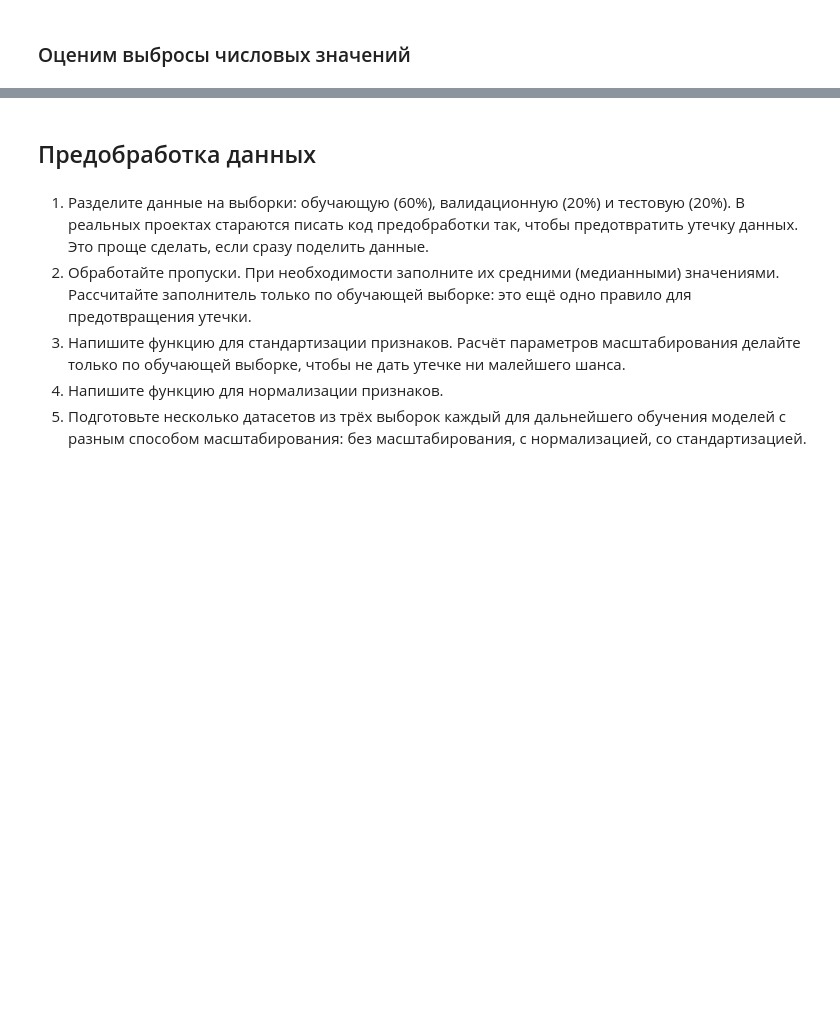
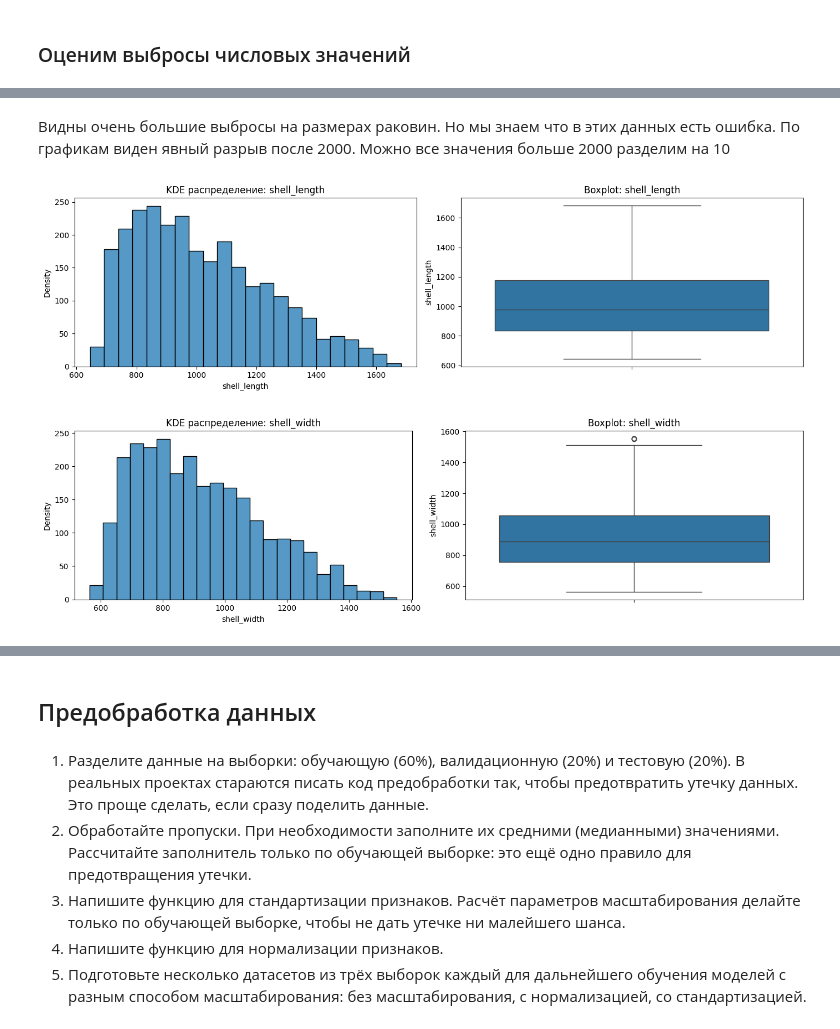
Before and after one commit to Beefeater84/yandex-practicum-data-scientist, a Jupyter notebook: sprint-13/notebooks/Final.ipynb, the cells around one changed output, grey strips where cells are left out. Saved outputs shown, nothing was run; the diff lists cells and outputs as text; code cells hidden in the pictures; blank space fills up the shorter version.

```diff
--- a/sprint-13/notebooks/Final.ipynb
+++ b/sprint-13/notebooks/Final.ipynb
@@ -240,0 +353,27 @@ plot_numeric_kde_box(
+# %% [markdown]
+Видны очень большие выбросы на размерах раковин. Но мы знаем что в этих данных есть ошибка.
+По графикам виден явный разрыв после 2000. Можно все значения больше 2000 разделим на 10
+# %%
+# 1. Создаем функцию с понятным названием
+def correct_length(length):
+    """
+    Делит длину на 10, если она >= 2000.
+    Остальные значения оставляет без изменений.
+    """
+    if length >= 2000:
+        return length / 10
+    return length
+
+# 2. Применяем её к столбцу через .apply()
+df['shell_length'] = df['shell_length'].apply(correct_length)
+df['shell_width'] = df['shell_width'].apply(correct_length)
+# %%
+# Повторим распределение
+# Выводим boxplot и распределение числовых колонок
+plot_numeric_kde_box(
+    df,
+    ['shell_length', 'shell_width']
+)
+# %% [output]
+[figure, added]
+[figure, added]
```
Also changed, not shown: parts of 35 cells of this notebook, 1 other file.
